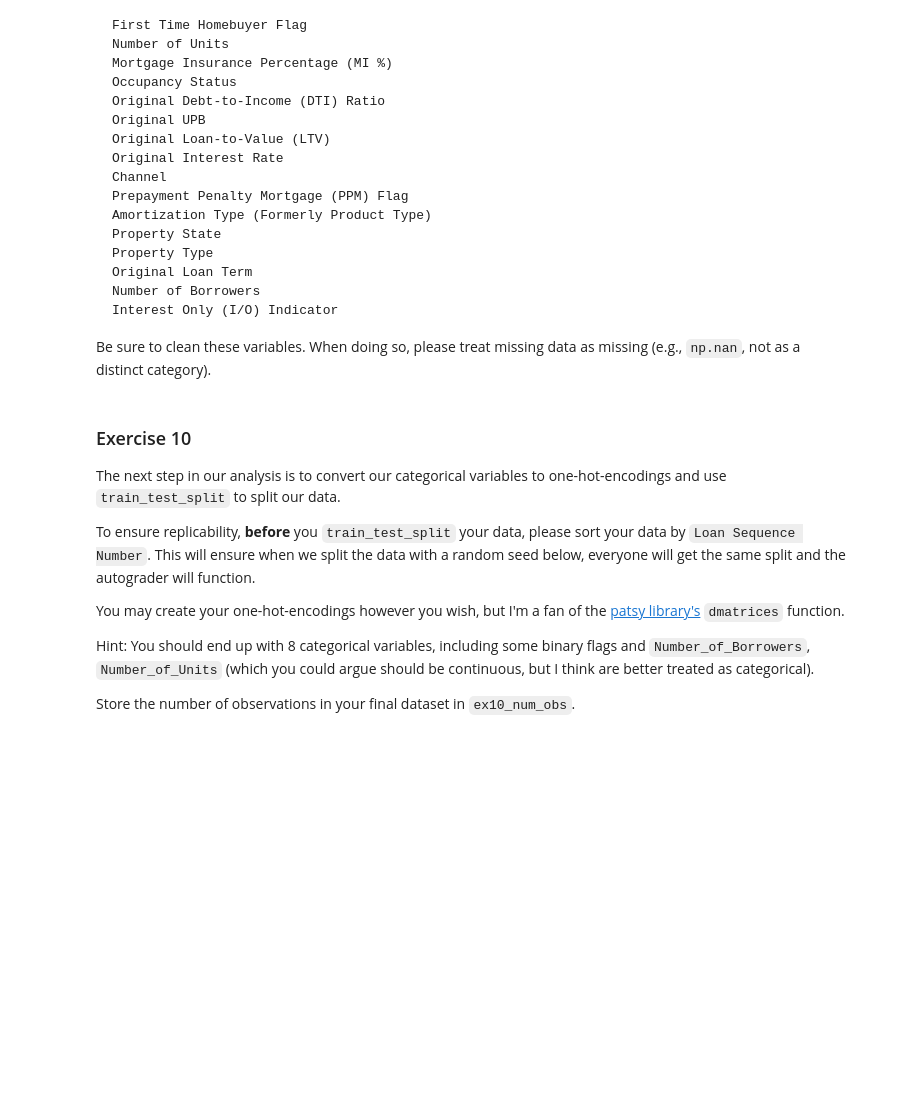
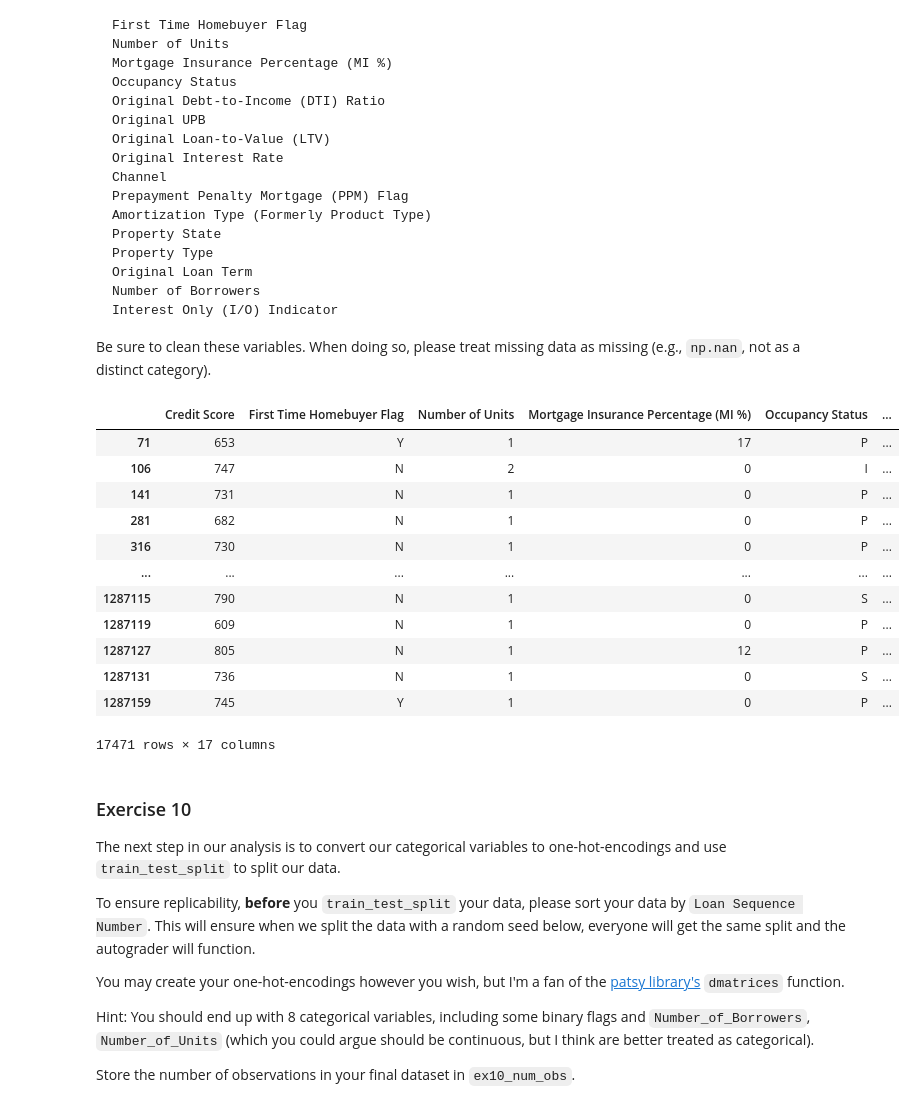
Before and after one commit to dani-jimlar/UDS_2024, a Jupyter notebook: exercise_passive_prediction.ipynb, the cells around one changed output. Cells and saved outputs as stored; diff of their text form; code cells hidden in the pictures; blank space fills up the shorter version.

````diff
--- a/exercise_passive_prediction.ipynb
+++ b/exercise_passive_prediction.ipynb
@@ -500,6 +500,44 @@ Interest Only (I/O) Indicator
 ```
 
 Be sure to clean these variables. When doing so, please treat missing data as missing (e.g., `np.nan`, not as a distinct category).
+# %%
+db_model = db_m_filtered2[
+    [
+        "Credit Score",
+        "First Time Homebuyer Flag",
+        "Number of Units",
+        "Mortgage Insurance Percentage (MI %)",
+        "Occupancy Status",
+        "Original Debt-to-Income (DTI) Ratio",
+        "Original UPB",
+        "Original Loan-to-Value (LTV)",
+        "Original Interest Rate",
+        "Channel",
+        "Prepayment Penalty Mortgage (PPM) Flag",
+        "Amortization Type (Formerly Product Type)",
+        "Property State",
+        "Property Type",
+        "Original Loan Term",
+        "Number of Borrowers",
+        "Interest Only (I/O) Indicator",
+    ]
+]
+# %%
+db_model
+# %% [output]
+|  | Credit Score | First Time Homebuyer Flag | Number of Units | Mortgage Insurance Percentage (MI %) | Occupancy Status | ... |
+| 71 | 653 | Y | 1 | 17 | P | ... |
+| 106 | 747 | N | 2 | 0 | I | ... |
+| 141 | 731 | N | 1 | 0 | P | ... |
+| 281 | 682 | N | 1 | 0 | P | ... |
+| 316 | 730 | N | 1 | 0 | P | ... |
+| ... | ... | ... | ... | ... | ... | ... |
+| 1287115 | 790 | N | 1 | 0 | S | ... |
+| 1287119 | 609 | N | 1 | 0 | P | ... |
+| 1287127 | 805 | N | 1 | 12 | P | ... |
+| 1287131 | 736 | N | 1 | 0 | S | ... |
+| 1287159 | 745 | Y | 1 | 0 | P | ... |
+17471 rows × 17 columns
 # %% [markdown]
 ### Exercise 10
 
````
